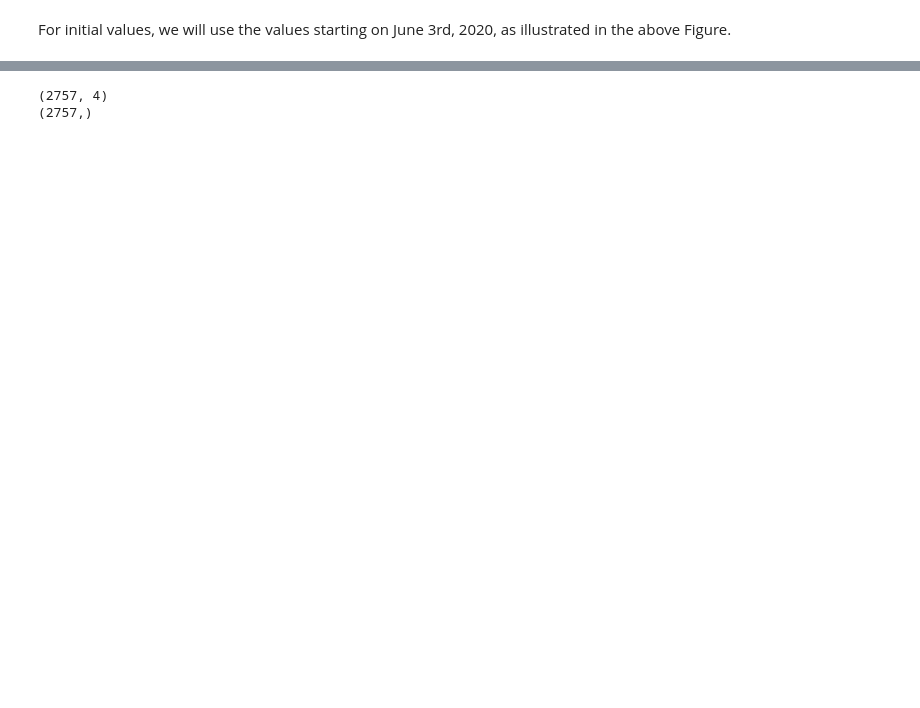
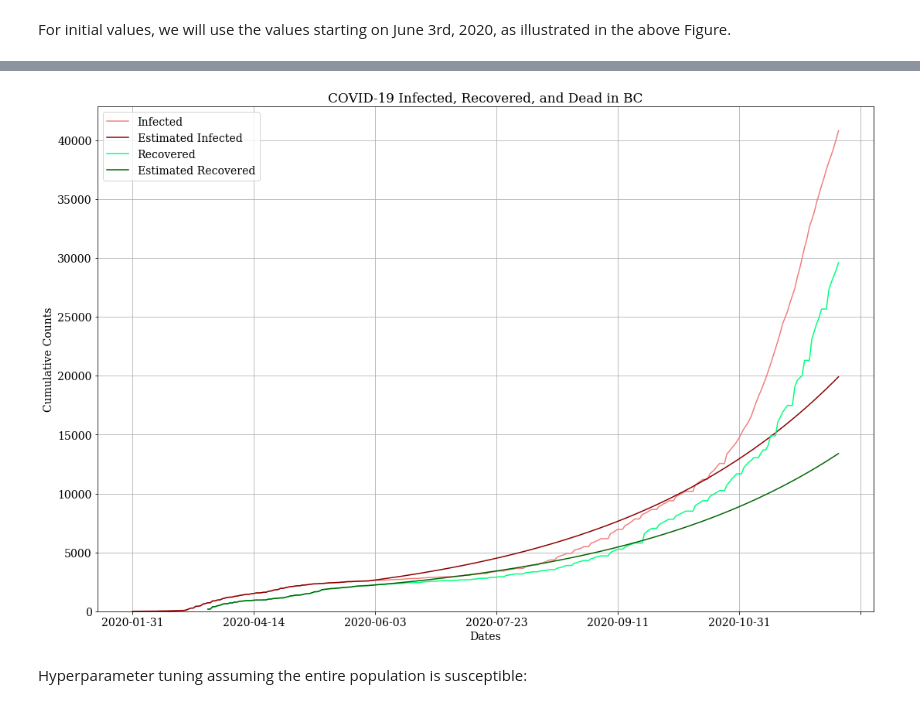
Before and after one commit to atkinssamuel/COVID-19-projection, a Jupyter notebook: project/atkins_1002951754_finalproject.ipynb, the cells around one changed output, grey strips where cells are left out. Drawn from its saved outputs; the diff is of its cells as text; code cells hidden in the pictures; blank space fills up the shorter version.

```diff
--- a/project/atkins_1002951754_finalproject.ipynb
+++ b/project/atkins_1002951754_finalproject.ipynb
@@ -750,18 +759,0 @@ est_r[:starting_index] = bc_19["recovered"][:starting_index]
-# %%
-k=35000/susceptible_starting
-b=0.0175/susceptible_starting
-
-for i in range(starting_index, est_s.shape[0]):
-    est_s[i] = s_update(est_s[i-1], est_i[i-1], b)
-    est_i[i] = i_update(est_s[i-1], est_i[i-1], k, b)
-    est_r[i] = r_update(est_r[i-1], est_i[i-1], k)
-
-print(bc_19_indexed.shape)
-print(est_s.shape)
-
-bc_19_indexed["susceptible_est"] = est_s
-bc_19_indexed["infected_est"] = est_i
-bc_19_indexed["recovered_est"] = est_r
-# %% [output]
-(2757, 4)
-(2757,)
@@ -767,0 +779,40 @@ bc_19_indexed["recovered_est"] = est_r
+# %%
+k=35000/susceptible_starting
+b=0.0175/susceptible_starting
+projection_length = 0
+bc_19 = bc_19_orig
+
+susceptible = np.ones((bc_19.shape[0],))*susceptible_starting - (bc_19["infected"] + bc_19["recovered"] + bc_19["dead"])
+
+bc_19["susceptible"] = susceptible
+bc_19 = bc_19[["date", "susceptible", "infected", "recovered", "dead"]]
+
+bc_19_indexed = create_estimates(bc_19, 0)
+
+bc_19_indexed, loss = estimate(bc_19_indexed, b, k)
+# %%
+def plot_estimates(bc_19_indexed):
+    visualization_arr = ["infected", "infected_est", "recovered", "recovered_est"]
+    colors = ["lightcoral", "darkred", "springgreen", "darkgreen"]
+    ax = bc_19_indexed[visualization_arr].plot(figsize=(18, 12), color=colors)
+    font = {'font.family' : 'serif',
+            'font.size'   : 14,
+            'font.weight' : 'normal'}
+
+    plt.rcParams.update(font)
+    plt.title("COVID-19 Infected, Recovered, and Dead in BC")
+    plt.xlabel("Dates")
+    plt.ylabel("Cumulative Counts")
+    plt.ylim(bottom=0)
+    plt.legend()
+    plt.grid(True)
+
+    ax.legend(["Infected", "Estimated Infected", "Recovered", "Estimated Recovered"])
+
+    plt.show()
+# estimates with good estimates determined manually
+plot_estimates(bc_19_indexed)
+# %% [output]
+[figure, added]
+# %% [markdown]
+Hyperparameter tuning assuming the entire population is susceptible:
```
Also changed, not shown: parts of 22 cells of this notebook.
